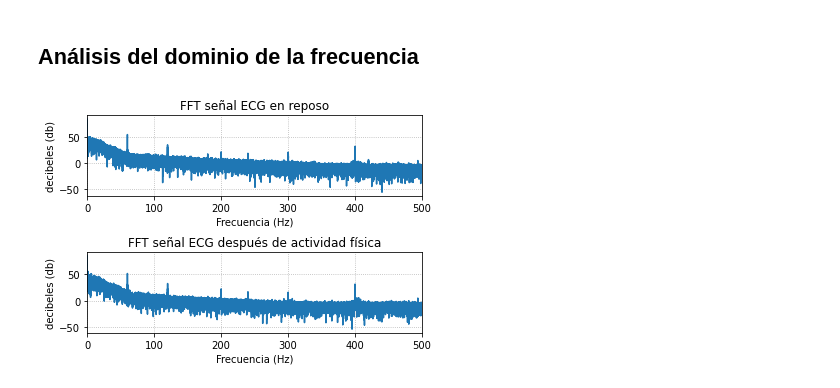
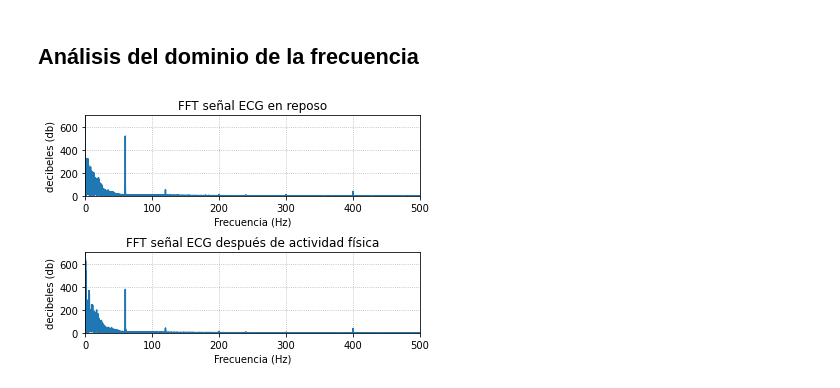
Before and after one commit to fruizg/Introduccion_de_senales, a Jupyter notebook: ISB/Laboratorios/Lab4_ECG/LecturaseñalECG_Sujeto1.ipynb, the cells around one changed output. Saved outputs shown, nothing was run; the diff lists cells and outputs as text; code cells hidden in the pictures.

```diff
--- a/ISB/Laboratorios/Lab4_ECG/LecturaseñalECG_Sujeto1.ipynb
+++ b/ISB/Laboratorios/Lab4_ECG/LecturaseñalECG_Sujeto1.ipynb
@@ -95,37 +95,40 @@ La frecuencia cardiaca del sujeto 1 en reposo fue: 62; mientras que su frecuenci
 # %%
 X1 = np.fft.fft(y1) #Transformada de fourier a la primera señal - ECG en reposo
 X1 = np.abs(X1)
-X1 = 20 * np.log10(X1)
+#X1 = 20 * np.log10(X1)
 N1 = len(y1)
 f1 = (Fs)*(np.arange(1,N1+1)/N1)
 
 X2 = np.fft.fft(y2) #Transformada de Fourier a la segunda señal - ECG después de actividad física
 X2 = np.abs(X2)
-X2 = 20 * np.log10(X2)
+#X2 = 20 * np.log10(X2)
 N2 = len(y2)
 f2 = (Fs)*(np.arange(1,N2+1)/N2)
 #Graficamos las transformadas para ver su comportamiento
 plt.figure()
 plt.subplot(2,1,1)
 plt.subplots_adjust(hspace=0.7)
 plt.title("FFT señal ECG en reposo")    # graficamos la señal
 plt.grid(linestyle=":")
 plt.xlabel("Frecuencia (Hz)")
 plt.ylabel("decibeles (db)")
 plt.plot(f1,X1)
 plt.xlim((0, Fs/2))
+plt.ylim(0,700)
 
 
 plt.subplot(2,1,2)
 plt.title("FFT señal ECG después de actividad física")    # graficamos la señal
 plt.grid(linestyle=":")
 plt.xlabel("Frecuencia (Hz)")
 plt.ylabel("decibeles (db)")
 plt.plot(f2,X2)
 plt.xlim((0, Fs/2))
+plt.ylim(0,700)
+
 
 fig = plt.gcf()
 fig.set_facecolor('white')
 #plt.savefig('FFT_Sujeto1.png', transparent=False, )
 # %% [output]
-[figure, old version]
+[figure, new version]
```
Also changed, not shown: 6 other files.
